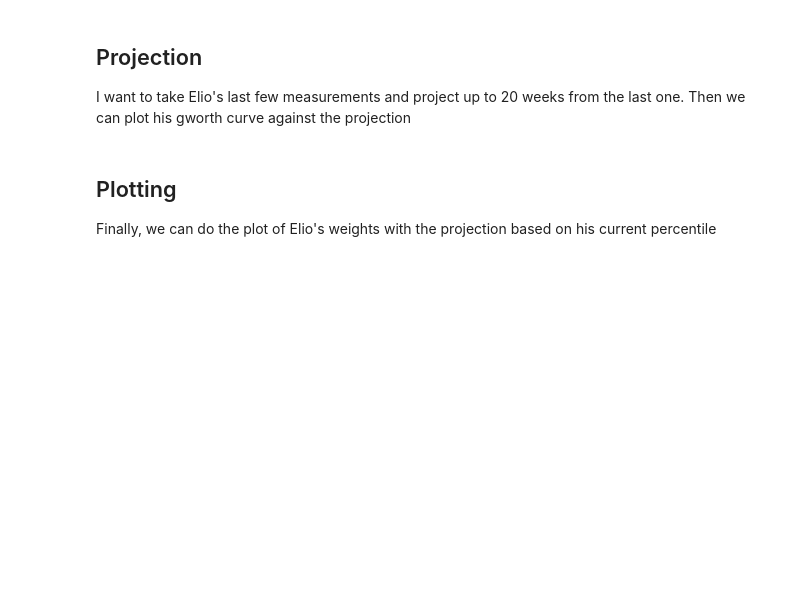
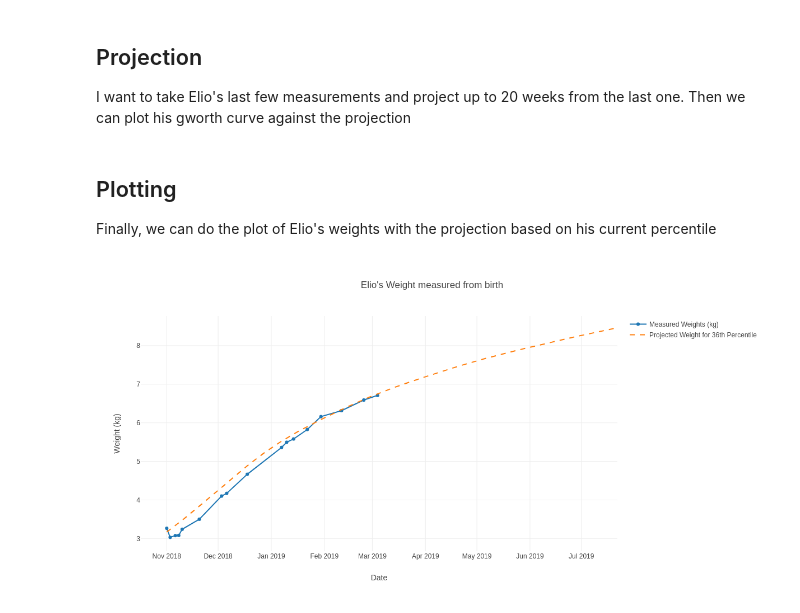
Before and after one commit to bramathon/elio-growth, a Jupyter notebook: Growth Calculator.ipynb, the cells around one changed output. Saved outputs shown, nothing was run; the diff lists cells and outputs as text; code cells hidden in the pictures; blank space fills up the shorter version.

```diff
--- a/Growth Calculator.ipynb
+++ b/Growth Calculator.ipynb
@@ -135,6 +135,8 @@ layout = go.Layout(title="Elio's Weight measured from birth",
                   )
 # %%
 fig = go.Figure(data=[meas,proj],layout=layout)
-#Image(pio.to_image(fig,width=1200,height=600))
+Image(pio.to_image(fig,width=1200,height=600))
 
 #iplot(fig) # interative
+# %% [output]
+[figure, added]
```
